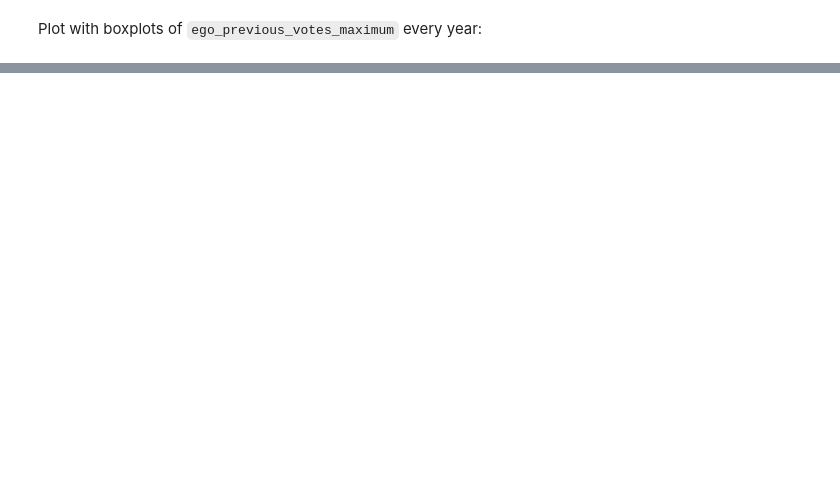
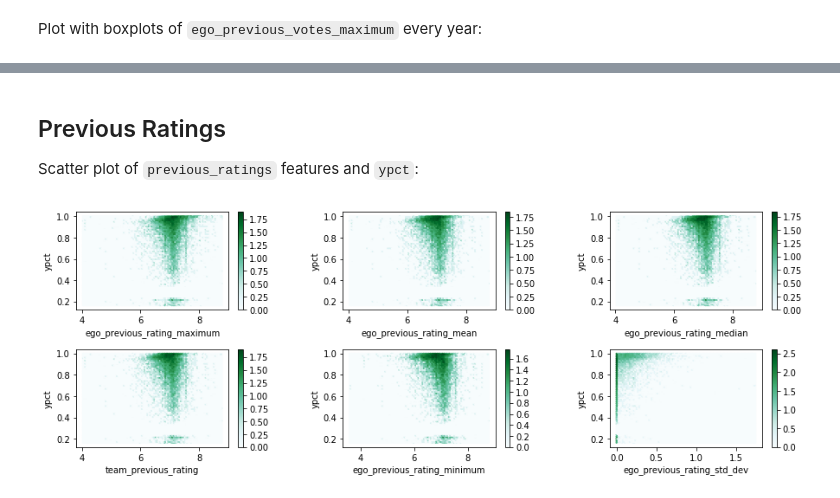
Before and after one commit to code-energy/teamspector, a Jupyter notebook: visualizations/eda-experiment.ipynb, the cells around one changed output, grey strips where cells are left out. Cells and saved outputs as stored; diff of their text form; code cells hidden in the pictures; blank space fills up the shorter version.

```diff
--- a/visualizations/eda-experiment.ipynb
+++ b/visualizations/eda-experiment.ipynb
@@ -59,0 +80,20 @@ Plot with boxplots of `ego_previous_votes_maximum` every year:
+# %% [markdown]
+## Previous Ratings
+
+Scatter plot of `previous_ratings` features and `ypct`:
+# %%
+f = ['ego_previous_rating_maximum',
+'ego_previous_rating_mean',
+'ego_previous_rating_median',
+'team_previous_rating',
+'ego_previous_rating_minimum',
+'ego_previous_rating_std_dev',
+'ypct', 'year']
+dfx = df[f]
+fig, axes = plt.subplots(nrows=2, ncols=3, figsize=(15,5))
+fig.subplots_adjust(hspace=0.4, wspace=0.4)
+for i, x in enumerate(f[:-2]):
+    index = (0 if i < 3 else 1), (i if i < 3 else i-3)
+    dfx.plot.hexbin(ax=axes[index], x=x, y='ypct', bins='log')
+# %% [output]
+[figure, added]
```
Also changed, not shown: parts of 14 cells of this notebook.
